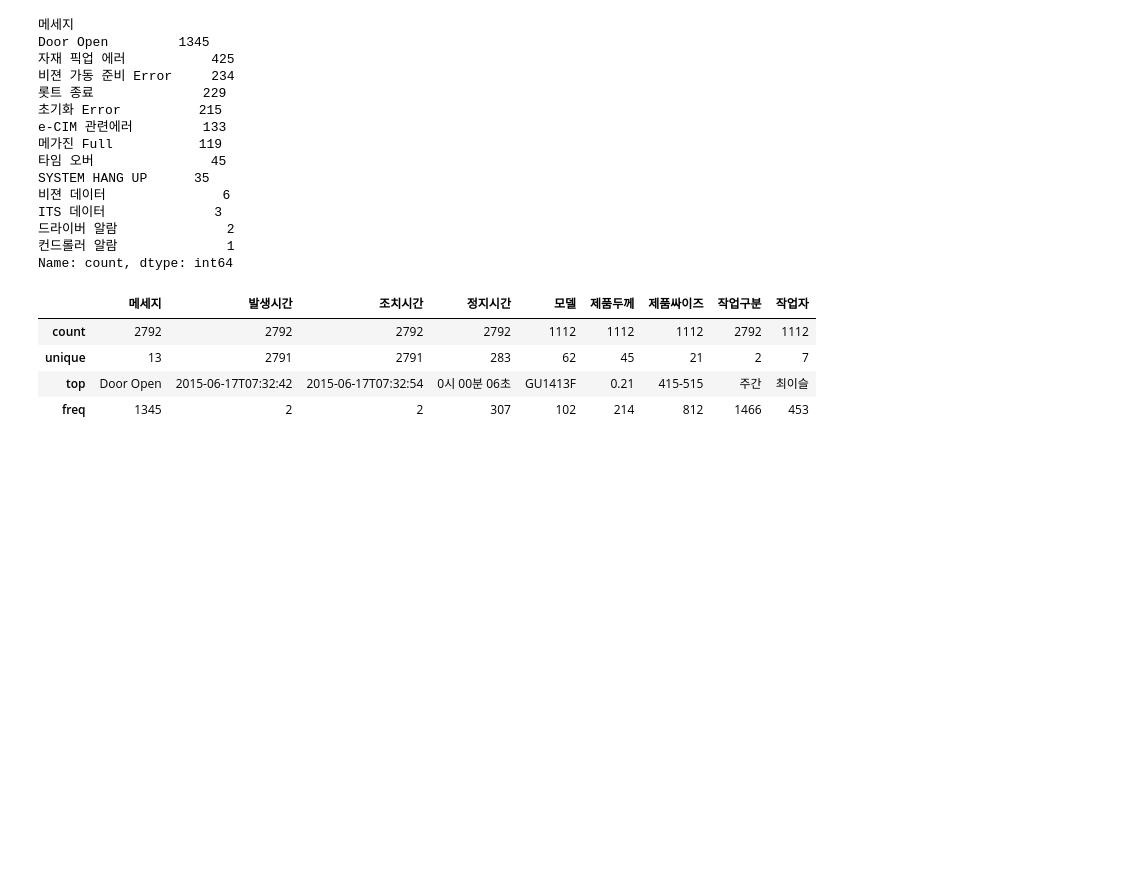
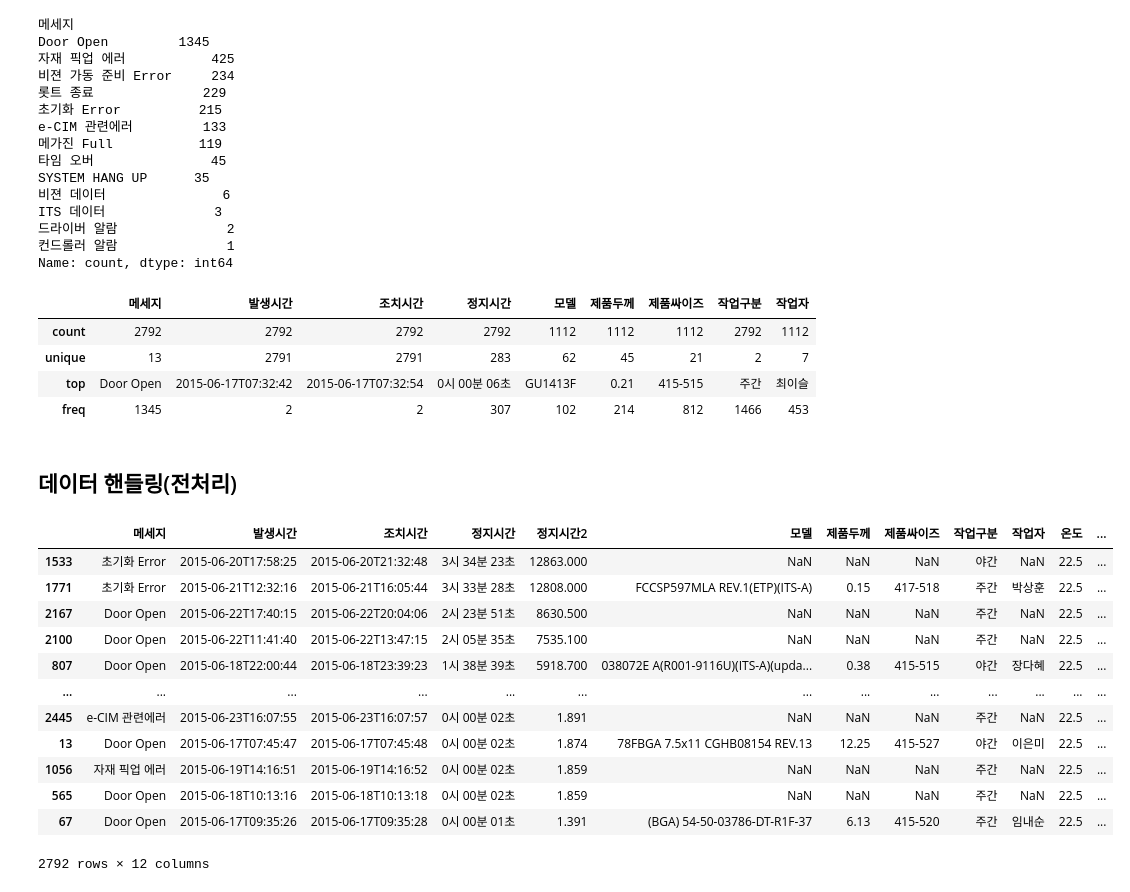
Before and after one commit to ksnsmile/Manufacturing_data_practice-, a Jupyter notebook: code/공정데이터 분석연습.ipynb, the cells around one changed output. Saved outputs shown, nothing was run; the diff lists cells and outputs as text; code cells hidden in the pictures; blank space fills up the shorter version.

```diff
--- a/code/공정데이터 분석연습.ipynb
+++ b/code/공정데이터 분석연습.ipynb
@@ -81,3 +81,22 @@ df1.describe(include='object') #법주형 데이터 통계량 확인
 command mode: [esc] 누르면 테두리가 파란창 (그 상태에서 a 위에 셀 생성 b 아래로 생성, x 제거 , m markdown으로 전환, y 코드로 전환)
 
 code mode : 파이선코드나 markdown 입력
+# %% [markdown]
+## 데이터 핸들링(전처리)
+# %%
+## 데이터 정렬(내림차순)
+df1.sort_values(by="정지시간2",ascending=False)
+# %% [output]
+|  | 메세지 | 발생시간 | 조치시간 | 정지시간 | 정지시간2 | 모델 | 제품두께 | 제품싸이즈 | 작업구분 | 작업자 | 온도 | ... |
+| 1533 | 초기화 Error | 2015-06-20T17:58:25 | 2015-06-20T21:32:48 | 3시 34분 23초 | 12863.000 | NaN | NaN | NaN | 야간 | NaN | 22.5 | ... |
+| 1771 | 초기화 Error | 2015-06-21T12:32:16 | 2015-06-21T16:05:44 | 3시 33분 28초 | 12808.000 | FCCSP597MLA REV.1(ETP)(ITS-A) | 0.15 | 417-518 | 주간 | 박상훈 | 22.5 | ... |
+| 2167 | Door Open | 2015-06-22T17:40:15 | 2015-06-22T20:04:06 | 2시 23분 51초 | 8630.500 | NaN | NaN | NaN | 주간 | NaN | 22.5 | ... |
+| 2100 | Door Open | 2015-06-22T11:41:40 | 2015-06-22T13:47:15 | 2시 05분 35초 | 7535.100 | NaN | NaN | NaN | 주간 | NaN | 22.5 | ... |
+| 807 | Door Open | 2015-06-18T22:00:44 | 2015-06-18T23:39:23 | 1시 38분 39초 | 5918.700 | 038072E A(R001-9116U)(ITS-A)(upda... | 0.38 | 415-515 | 야간 | 장다혜 | 22.5 | ... |
+| ... | ... | ... | ... | ... | ... | ... | ... | ... | ... | ... | ... | ... |
+| 2445 | e-CIM 관련에러 | 2015-06-23T16:07:55 | 2015-06-23T16:07:57 | 0시 00분 02초 | 1.891 | NaN | NaN | NaN | 주간 | NaN | 22.5 | ... |
+| 13 | Door Open | 2015-06-17T07:45:47 | 2015-06-17T07:45:48 | 0시 00분 02초 | 1.874 | 78FBGA 7.5x11 CGHB08154 REV.13 | 12.25 | 415-527 | 야간 | 이은미 | 22.5 | ... |
+| 1056 | 자재 픽업 에러 | 2015-06-19T14:16:51 | 2015-06-19T14:16:52 | 0시 00분 02초 | 1.859 | NaN | NaN | NaN | 주간 | NaN | 22.5 | ... |
+| 565 | Door Open | 2015-06-18T10:13:16 | 2015-06-18T10:13:18 | 0시 00분 02초 | 1.859 | NaN | NaN | NaN | 주간 | NaN | 22.5 | ... |
+| 67 | Door Open | 2015-06-17T09:35:26 | 2015-06-17T09:35:28 | 0시 00분 01초 | 1.391 | (BGA) 54-50-03786-DT-R1F-37 | 6.13 | 415-520 | 주간 | 임내순 | 22.5 | ... |
+2792 rows × 12 columns
```
Also changed, not shown: parts of 8 cells of this notebook.
